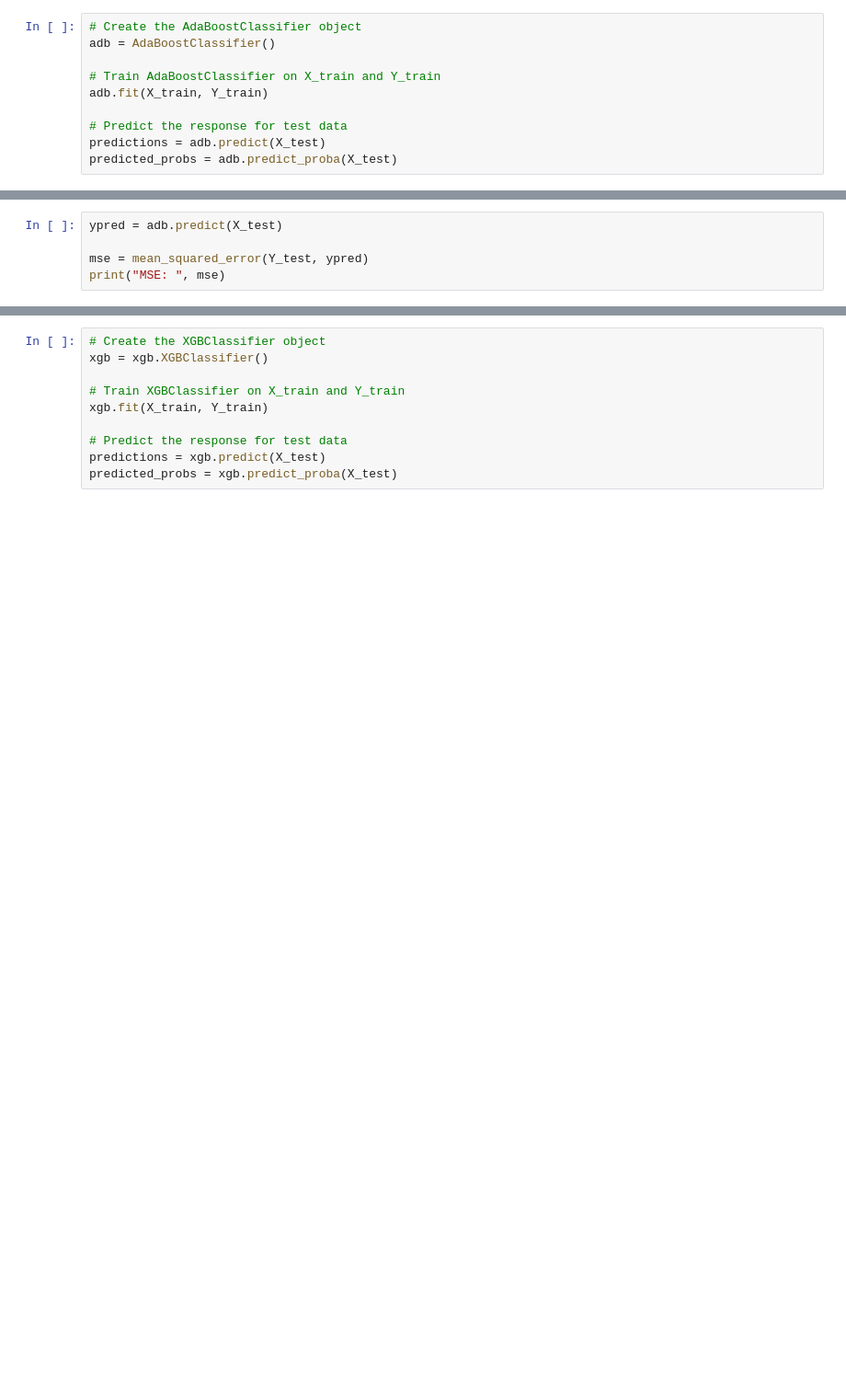
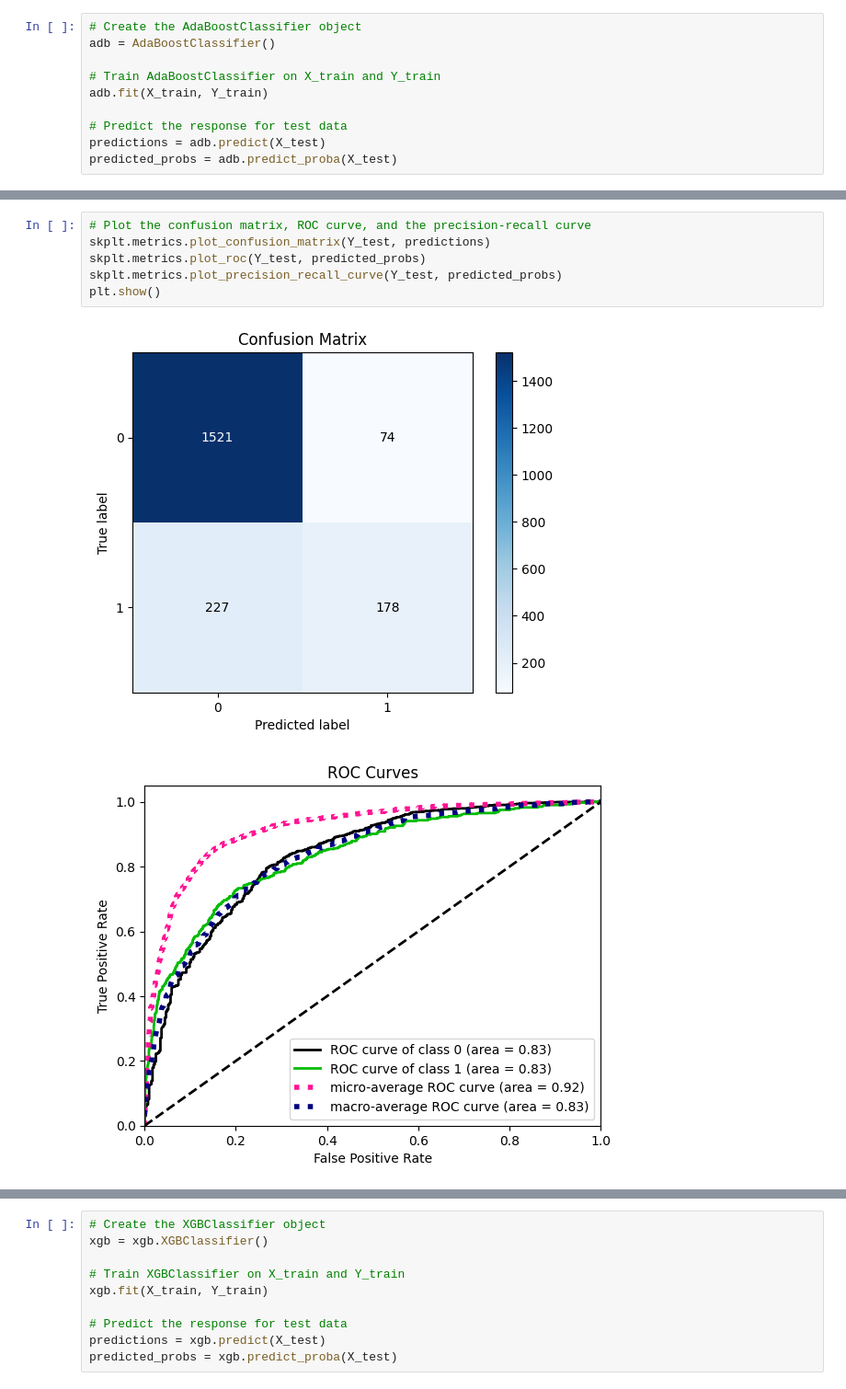
Before and after one commit to SBodapati11/Tree-Classification, a Jupyter notebook: Tree Classification.ipynb, the cells around one changed output, grey strips where cells are left out. Shown at 92% size. Drawn from its saved outputs; the diff is of its cells as text; blank space fills up the shorter version.

Commit message:
Add visualizations for latter 2 models

```diff
--- a/Tree Classification.ipynb
+++ b/Tree Classification.ipynb
@@ -329,5 +335,9 @@ print('AdaBoost Accuracy: ', accuracy_score(Y_test, predictions))
-# %%
-ypred = adb.predict(X_test)
-
-mse = mean_squared_error(Y_test, ypred)
-print("MSE: ", mse)
+# %%
+# Plot the confusion matrix, ROC curve, and the precision-recall curve
+skplt.metrics.plot_confusion_matrix(Y_test, predictions)
+skplt.metrics.plot_roc(Y_test, predicted_probs)
+skplt.metrics.plot_precision_recall_curve(Y_test, predicted_probs)
+plt.show()
+# %% [output]
+[figure, added]
+[figure, added]
```
Also changed, not shown: parts of 15 cells of this notebook.
